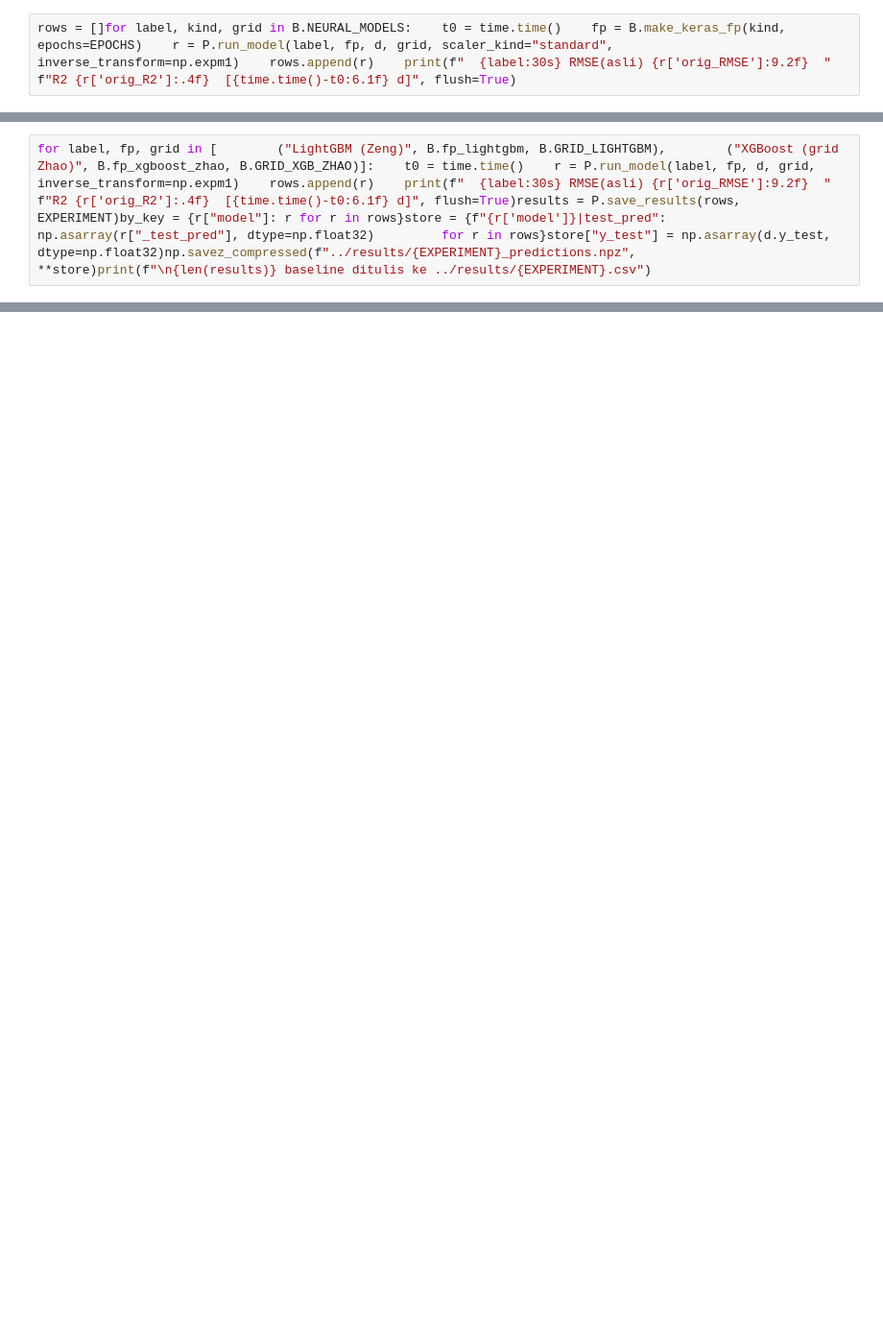
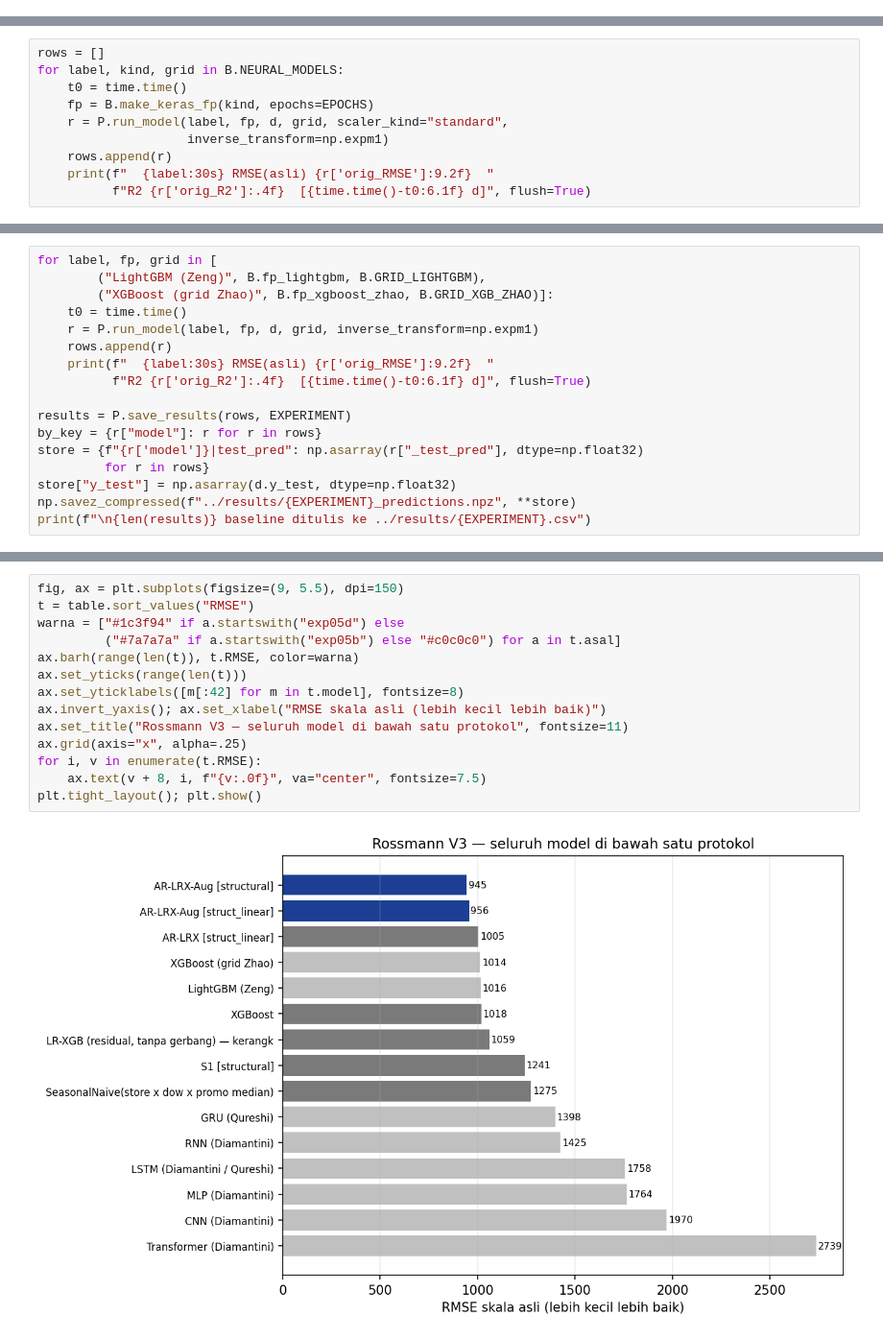
Before and after one commit to wahyuramadhandotcom/A-Hybrid-forecasting-model, a Jupyter notebook: notebooks/exp06_rossmann_baselines_unified.ipynb, the cells around one changed output, grey strips where cells are left out. Shown at 96% size. Drawn from its saved outputs; the diff is of its cells as text; blank space fills up the shorter version.

```diff
--- a/notebooks/exp06_rossmann_baselines_unified.ipynb
+++ b/notebooks/exp06_rossmann_baselines_unified.ipynb
@@ -15,2 +0,0 @@ frame = P.build_rossmann_frame("../data/raw/rossmann/train.csv",
-# %%
-rows = []for label, kind, grid in B.NEURAL_MODELS:    t0 = time.time()    fp = B.make_keras_fp(kind, epochs=EPOCHS)    r = P.run_model(label, fp, d, grid, scaler_kind="standard",                    inverse_transform=np.expm1)    rows.append(r)    print(f"  {label:30s} RMSE(asli) {r['orig_RMSE']:9.2f}  "          f"R2 {r['orig_R2']:.4f}  [{time.time()-t0:6.1f} d]", flush=True)
@@ -19,2 +0,0 @@ rows = []for label, kind, grid in B.NEURAL_MODELS:    t0 = time.time()    fp = B
-# %%
-for label, fp, grid in [        ("LightGBM (Zeng)", B.fp_lightgbm, B.GRID_LIGHTGBM),        ("XGBoost (grid Zhao)", B.fp_xgboost_zhao, B.GRID_XGB_ZHAO)]:    t0 = time.time()    r = P.run_model(label, fp, d, grid, inverse_transform=np.expm1)    rows.append(r)    print(f"  {label:30s} RMSE(asli) {r['orig_RMSE']:9.2f}  "          f"R2 {r['orig_R2']:.4f}  [{time.time()-t0:6.1f} d]", flush=True)results = P.save_results(rows, EXPERIMENT)by_key = {r["model"]: r for r in rows}store = {f"{r['model']}|test_pred": np.asarray(r["_test_pred"], dtype=np.float32)         for r in rows}store["y_test"] = np.asarray(d.y_test, dtype=np.float32)np.savez_compressed(f"../results/{EXPERIMENT}_predictions.npz", **store)print(f"\n{len(results)} baseline ditulis ke ../results/{EXPERIMENT}.csv")
@@ -36,0 +144,10 @@ fig, ax = plt.subplots(figsize=(9, 5.5), dpi=150)t = table.sort_values("RMSE")wa
+# %%
+rows = []
+for label, kind, grid in B.NEURAL_MODELS:
+    t0 = time.time()
+    fp = B.make_keras_fp(kind, epochs=EPOCHS)
+    r = P.run_model(label, fp, d, grid, scaler_kind="standard",
+                    inverse_transform=np.expm1)
+    rows.append(r)
+    print(f"  {label:30s} RMSE(asli) {r['orig_RMSE']:9.2f}  "
+          f"R2 {r['orig_R2']:.4f}  [{time.time()-t0:6.1f} d]", flush=True)
@@ -36,0 +166,17 @@ fig, ax = plt.subplots(figsize=(9, 5.5), dpi=150)t = table.sort_values("RMSE")wa
+# %%
+for label, fp, grid in [
+        ("LightGBM (Zeng)", B.fp_lightgbm, B.GRID_LIGHTGBM),
+        ("XGBoost (grid Zhao)", B.fp_xgboost_zhao, B.GRID_XGB_ZHAO)]:
+    t0 = time.time()
+    r = P.run_model(label, fp, d, grid, inverse_transform=np.expm1)
+    rows.append(r)
+    print(f"  {label:30s} RMSE(asli) {r['orig_RMSE']:9.2f}  "
+          f"R2 {r['orig_R2']:.4f}  [{time.time()-t0:6.1f} d]", flush=True)
+
+results = P.save_results(rows, EXPERIMENT)
+by_key = {r["model"]: r for r in rows}
+store = {f"{r['model']}|test_pred": np.asarray(r["_test_pred"], dtype=np.float32)
+         for r in rows}
+store["y_test"] = np.asarray(d.y_test, dtype=np.float32)
+np.savez_compressed(f"../results/{EXPERIMENT}_predictions.npz", **store)
+print(f"\n{len(results)} baseline ditulis ke ../results/{EXPERIMENT}.csv")
@@ -36,0 +300,16 @@ fig, ax = plt.subplots(figsize=(9, 5.5), dpi=150)t = table.sort_values("RMSE")wa
+# %%
+fig, ax = plt.subplots(figsize=(9, 5.5), dpi=150)
+t = table.sort_values("RMSE")
+warna = ["#1c3f94" if a.startswith("exp05d") else
+         ("#7a7a7a" if a.startswith("exp05b") else "#c0c0c0") for a in t.asal]
+ax.barh(range(len(t)), t.RMSE, color=warna)
+ax.set_yticks(range(len(t)))
+ax.set_yticklabels([m[:42] for m in t.model], fontsize=8)
+ax.invert_yaxis(); ax.set_xlabel("RMSE skala asli (lebih kecil lebih baik)")
+ax.set_title("Rossmann V3 — seluruh model di bawah satu protokol", fontsize=11)
+ax.grid(axis="x", alpha=.25)
+for i, v in enumerate(t.RMSE):
+    ax.text(v + 8, i, f"{v:.0f}", va="center", fontsize=7.5)
+plt.tight_layout(); plt.show()
+# %% [output]
+[figure, added]
```
Also changed, not shown: parts of 33 cells of this notebook, 58 other files.
